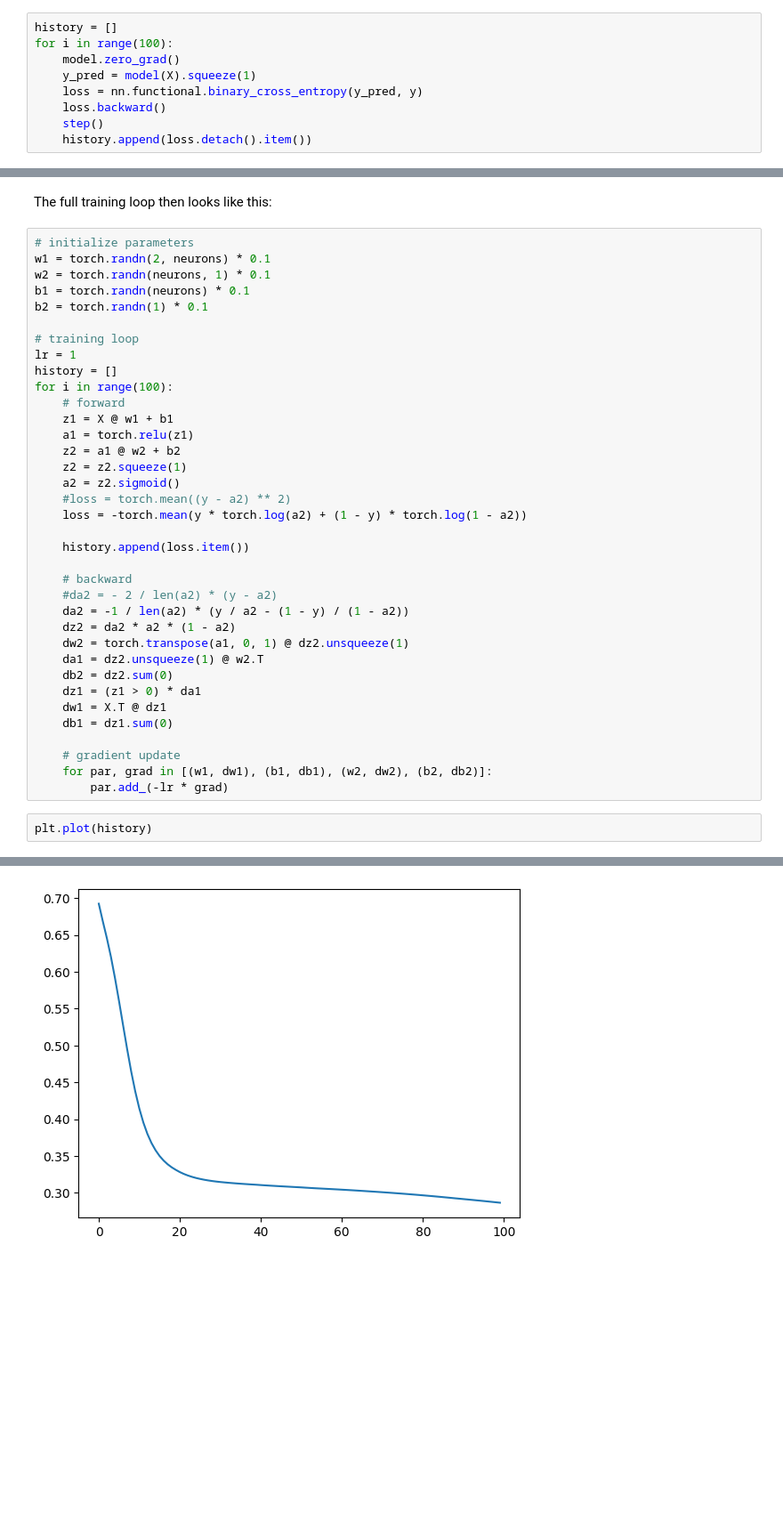
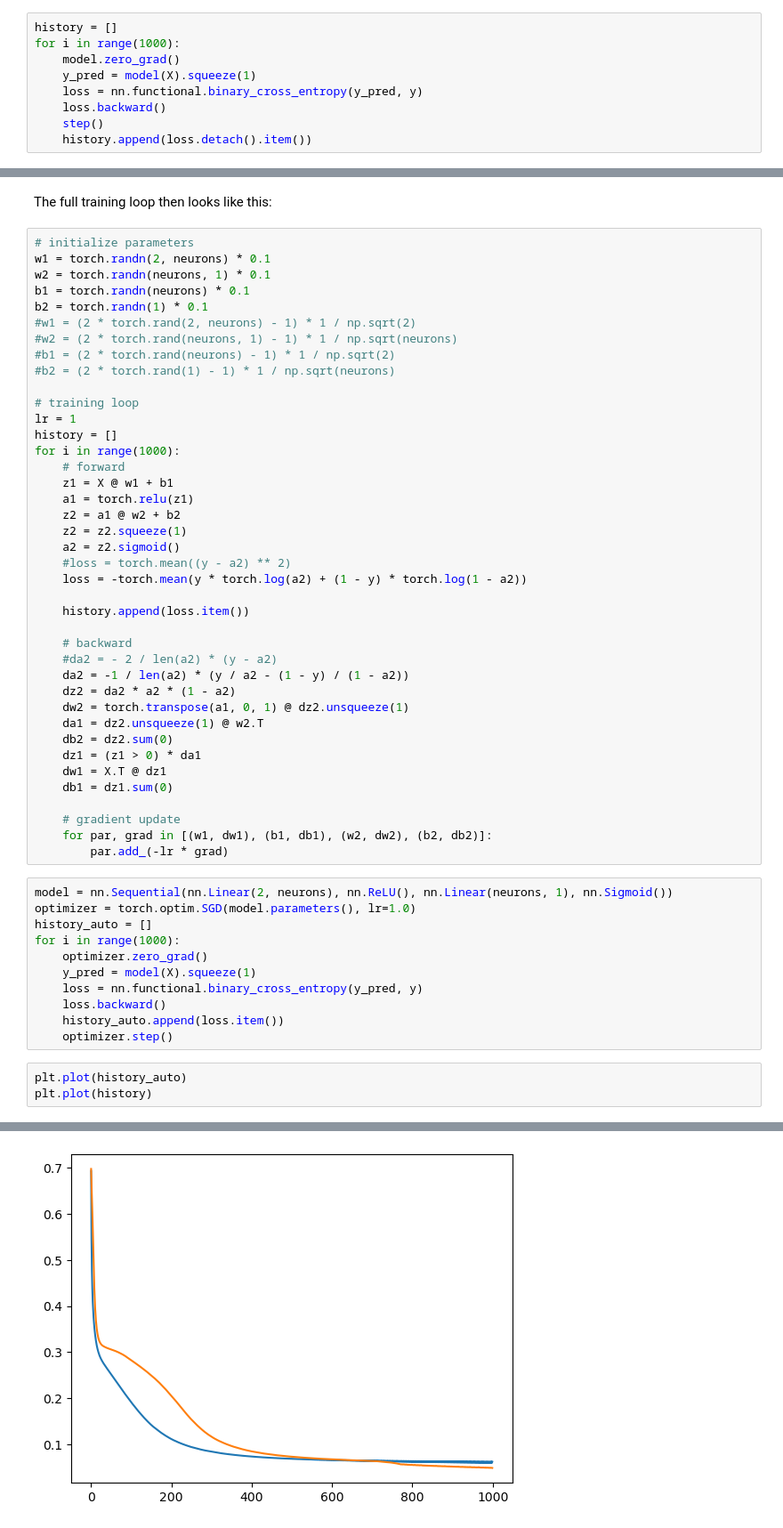
Before and after one commit to KohlensaeureJunk/DataAnalysiswithML, a Jupyter notebook: neural_nets.ipynb, the cells around one changed output, grey strips where cells are left out. Shown at 89% size. Cells and saved outputs as stored; diff of their text form; blank space fills up the shorter version.

```diff
--- a/neural_nets.ipynb
+++ b/neural_nets.ipynb
@@ -324,7 +324,7 @@ The `torch.no_grad()` context manager ensures that all operations in this block
 The training loop becomes:
 # %%
 history = []
-for i in range(100):
+for i in range(1000):
     model.zero_grad()
     y_pred = model(X).squeeze(1)
     loss = nn.functional.binary_cross_entropy(y_pred, y)
@@ -510,11 +510,15 @@ w1 = torch.randn(2, neurons) * 0.1
 w2 = torch.randn(neurons, 1) * 0.1
 b1 = torch.randn(neurons) * 0.1
 b2 = torch.randn(1) * 0.1
+#w1 = (2 * torch.rand(2, neurons) - 1) * 1 / np.sqrt(2)
+#w2 = (2 * torch.rand(neurons, 1) - 1) * 1 / np.sqrt(neurons)
+#b1 = (2 * torch.rand(neurons) - 1) * 1 / np.sqrt(2)
+#b2 = (2 * torch.rand(1) - 1) * 1 / np.sqrt(neurons)
 
 # training loop
 lr = 1
 history = []
-for i in range(100):
+for i in range(1000):
     # forward
     z1 = X @ w1 + b1
     a1 = torch.relu(z1)
@@ -540,11 +544,23 @@ for i in range(100):
     # gradient update
     for par, grad in [(w1, dw1), (b1, db1), (w2, dw2), (b2, db2)]:
         par.add_(-lr * grad)
+# %%
+model = nn.Sequential(nn.Linear(2, neurons), nn.ReLU(), nn.Linear(neurons, 1), nn.Sigmoid())
+optimizer = torch.optim.SGD(model.parameters(), lr=1.0)
+history_auto = []
+for i in range(1000):
+    optimizer.zero_grad()
+    y_pred = model(X).squeeze(1)
+    loss = nn.functional.binary_cross_entropy(y_pred, y)
+    loss.backward()
+    history_auto.append(loss.item())
+    optimizer.step()
 # %%
+plt.plot(history_auto)
 plt.plot(history)
 # %% [output]
 [<matplotlib.lines.Line2D at 0x...>]
-[figure, old version]
+[figure, new version]
 # %%
 with torch.no_grad():
     visualize_classifier(
```
Also changed, not shown: parts of 17 cells of this notebook.
